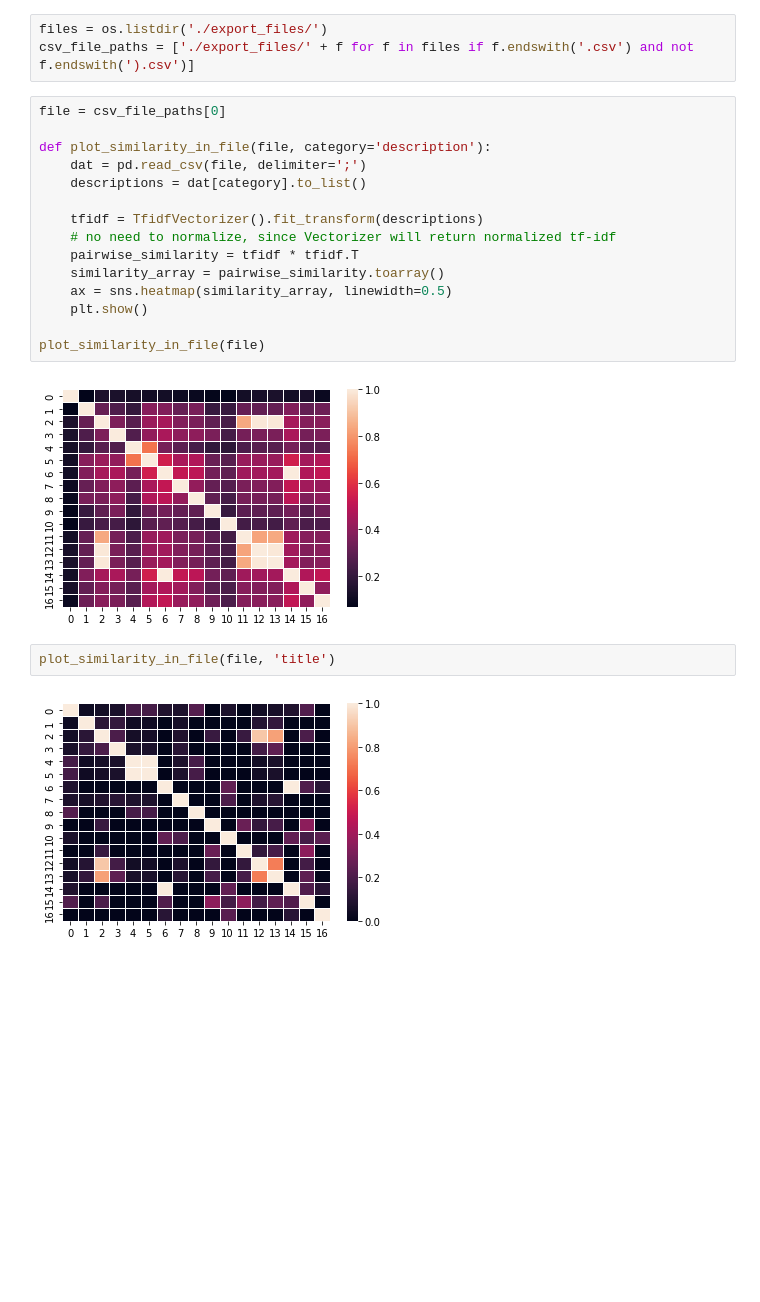
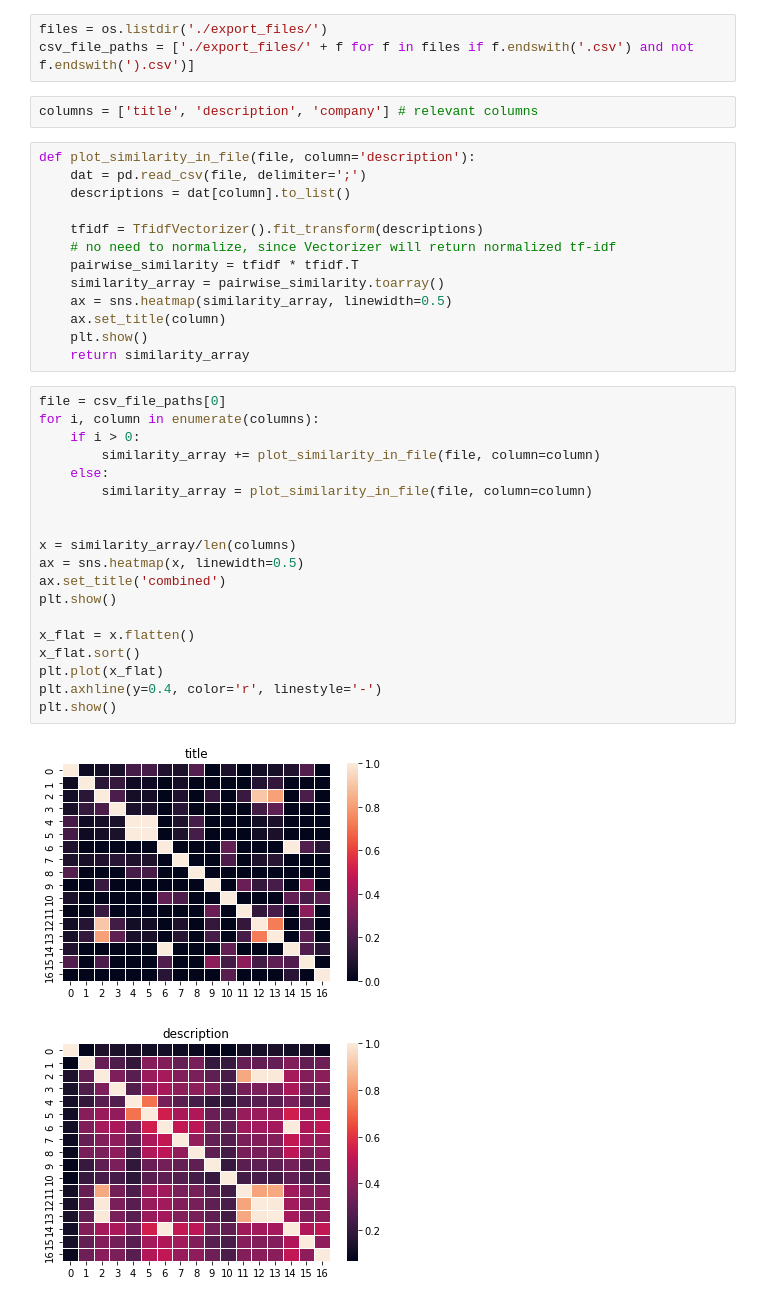
Before and after one commit to GASB-Developers/webscraping, a Jupyter notebook: similarity_analysis.ipynb, the cells around one changed output. Cells and saved outputs as stored; diff of their text form; blank space fills up the shorter version.

```diff
--- a/similarity_analysis.ipynb
+++ b/similarity_analysis.ipynb
@@ -9,24 +9,40 @@ import re
 # %%
 files = os.listdir('./export_files/')
 csv_file_paths = ['./export_files/' + f for f in files if f.endswith('.csv') and not f.endswith(').csv')]
+# %%
+columns = ['title', 'description', 'company'] # relevant columns
 # %%
-file = csv_file_paths[0]
-
-def plot_similarity_in_file(file, category='description'):
+def plot_similarity_in_file(file, column='description'):
     dat = pd.read_csv(file, delimiter=';')
-    descriptions = dat[category].to_list()
+    descriptions = dat[column].to_list()
 
     tfidf = TfidfVectorizer().fit_transform(descriptions)
     # no need to normalize, since Vectorizer will return normalized tf-idf
     pairwise_similarity = tfidf * tfidf.T
     similarity_array = pairwise_similarity.toarray()
     ax = sns.heatmap(similarity_array, linewidth=0.5)
+    ax.set_title(column)
     plt.show()
-
-plot_similarity_in_file(file)
+    return similarity_array
-# %% [output]
-[figure, removed]
 # %%
-plot_similarity_in_file(file, 'title')
+file = csv_file_paths[0]
+for i, column in enumerate(columns):
+    if i > 0:
+        similarity_array += plot_similarity_in_file(file, column=column)
+    else:
+        similarity_array = plot_similarity_in_file(file, column=column)
+
+
+x = similarity_array/len(columns)
+ax = sns.heatmap(x, linewidth=0.5)
+ax.set_title('combined')
+plt.show()
+
+x_flat = x.flatten()
+x_flat.sort()
+plt.plot(x_flat)
+plt.axhline(y=0.4, color='r', linestyle='-')
+plt.show()
 # %% [output]
-[figure, old version]
+[figure, new version]
+[figure, added]
```
Also changed, not shown: parts of 2 cells of this notebook.
